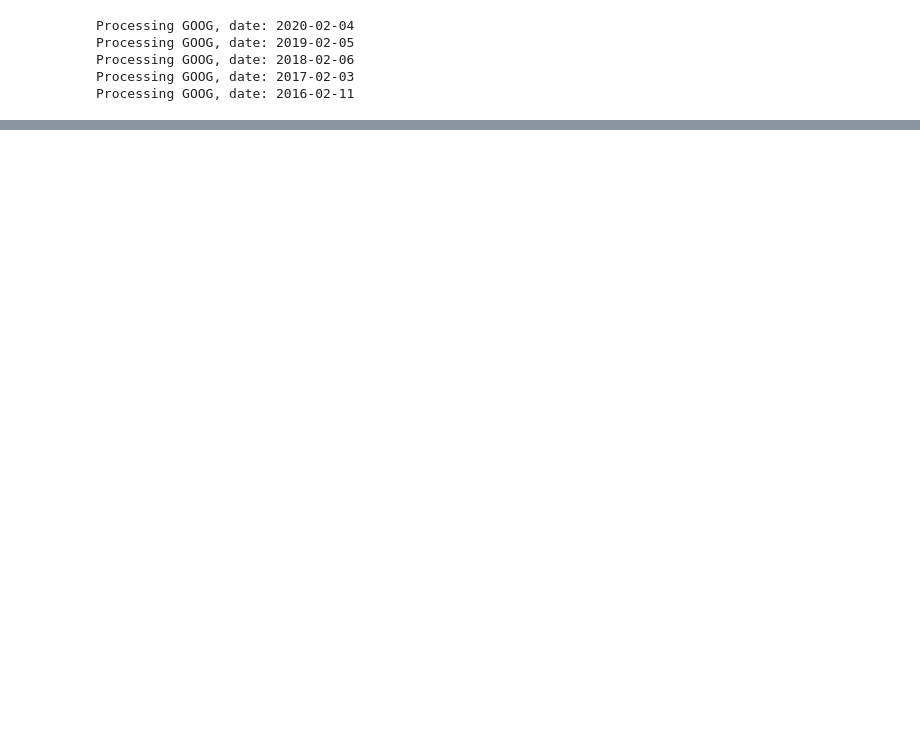
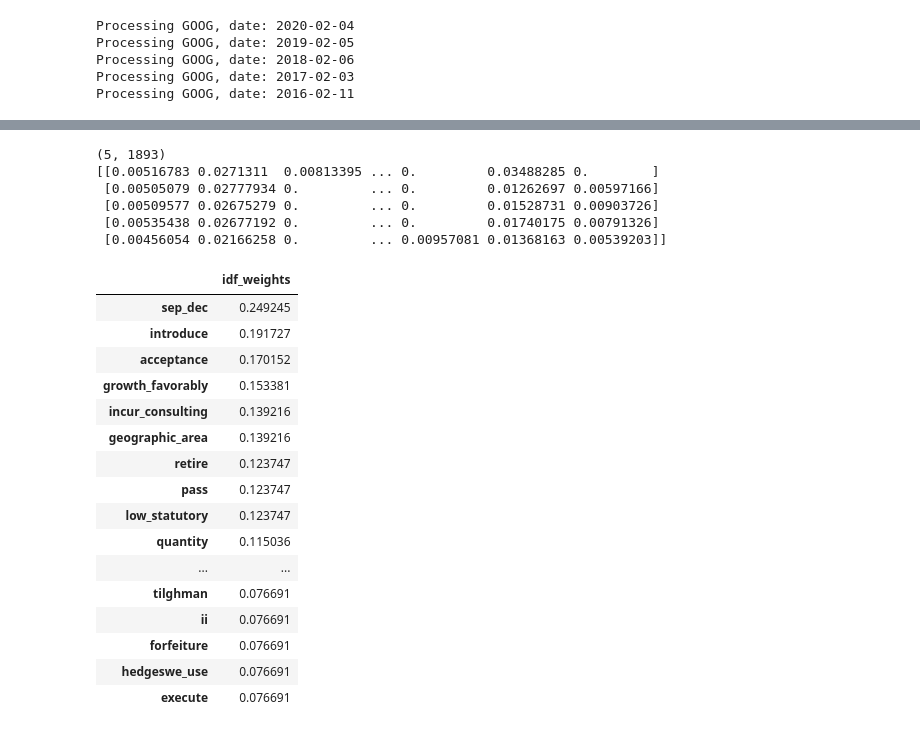
Before and after one commit to alsm6169/nlp_on_10k, a Jupyter notebook: NLP_on_10K.ipynb, the cells around one changed output, grey strips where cells are left out. Saved outputs shown, nothing was run; the diff lists cells and outputs as text; code cells hidden in the pictures; blank space fills up the shorter version.

```diff
--- a/NLP_on_10K.ipynb
+++ b/NLP_on_10K.ipynb
@@ -615,0 +387,2 @@ print(df.loc[(df['ticker']=='GOOG') & (df['filing_date'] == '2020-02-04'),'filin
+# %%
+df['filtered_string'] = df['filtered_words'].apply(lambda x: " ".join(x))
@@ -615,0 +402,3 @@ print(df.loc[(df['ticker']=='GOOG') & (df['filing_date'] == '2020-02-04'),'filin
+# %%
+docs = df['filtered_string'].tolist()
+len(docs[0])
@@ -615,0 +474,5 @@ print(df.loc[(df['ticker']=='GOOG') & (df['filing_date'] == '2020-02-04'),'filin
+# %%
+# create the transform
+tfidf_vectorizer = TfidfVectorizer(smooth_idf=True,use_idf=True, max_df=0.50, min_df=0.1)
+# tokenize and build vocab
+tfidf_vectorizer.fit(docs)
@@ -615,0 +574,33 @@ print(df.loc[(df['ticker']=='GOOG') & (df['filing_date'] == '2020-02-04'),'filin
+# %%
+vector = tfidf_vectorizer.transform(docs)
+# summarize encoded vector
+print(vector.shape)
+print(vector.toarray())
+# %% [output]
+(5, 1893)
+[[0.00516783 0.0271311  0.00813395 ... 0.         0.03488285 0.        ]
+ [0.00505079 0.02777934 0.         ... 0.         0.01262697 0.00597166]
+ [0.00509577 0.02675279 0.         ... 0.         0.01528731 0.00903726]
+ [0.00535438 0.02677192 0.         ... 0.         0.01740175 0.00791326]
+ [0.00456054 0.02166258 0.         ... 0.00957081 0.01368163 0.00539203]]
+# %%
+df_idf = pd.DataFrame(vector[0].T.todense(), index=tfidf_vectorizer.vocabulary_,columns=["idf_weights"])
+df_idf.sort_values(by=['idf_weights'],ascending=False)[:50]
+# %% [output]
+|  | idf_weights |
+| sep_dec | 0.249245 |
+| introduce | 0.191727 |
+| acceptance | 0.170152 |
+| growth_favorably | 0.153381 |
+| incur_consulting | 0.139216 |
+| geographic_area | 0.139216 |
+| retire | 0.123747 |
+| pass | 0.123747 |
+| low_statutory | 0.123747 |
+| quantity | 0.115036 |
+| ... | ... |
+| tilghman | 0.076691 |
+| ii | 0.076691 |
+| forfeiture | 0.076691 |
+| hedgeswe_use | 0.076691 |
+| execute | 0.076691 |
```
Also changed, not shown: parts of 64 cells of this notebook.
